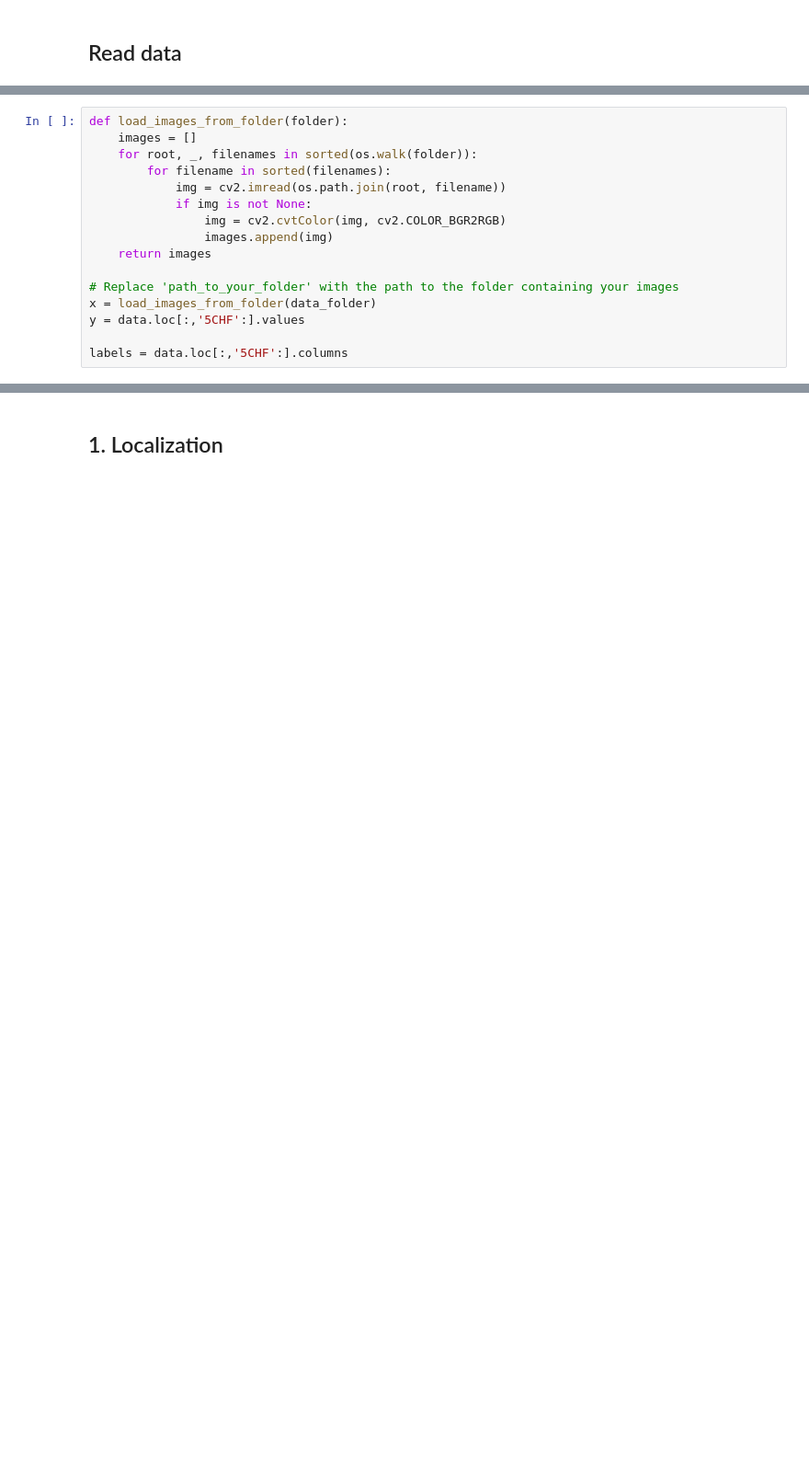
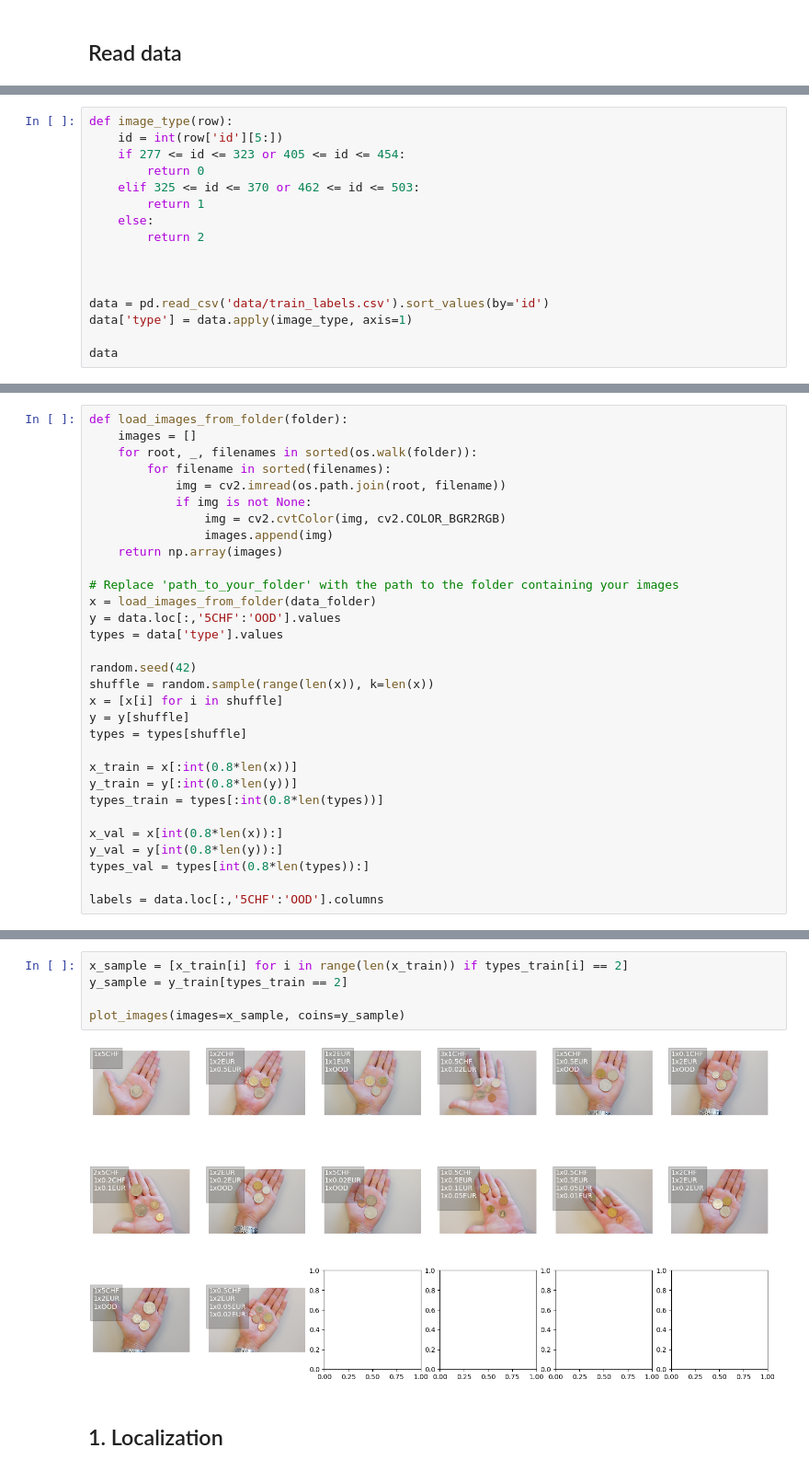
Before and after one commit to avray02/iapr_proj, a Jupyter notebook: coin_counter.ipynb, the cells around one changed output, grey strips where cells are left out. Shown at 92% size. Saved outputs shown, nothing was run; the diff lists cells and outputs as text; blank space fills up the shorter version.

```diff
--- a/coin_counter.ipynb
+++ b/coin_counter.ipynb
@@ -44,0 +29,16 @@ data
+# %%
+def image_type(row):
+    id = int(row['id'][5:])
+    if 277 <= id <= 323 or 405 <= id <= 454:
+        return 0
+    elif 325 <= id <= 370 or 462 <= id <= 503:
+        return 1
+    else:
+        return 2
+
+
+
+data = pd.read_csv('data/train_labels.csv').sort_values(by='id')
+data['type'] = data.apply(image_type, axis=1)
+
+data
@@ -51,10 +65,25 @@ def load_images_from_folder(folder):
             if img is not None:
                 img = cv2.cvtColor(img, cv2.COLOR_BGR2RGB)
                 images.append(img)
-    return images
+    return np.array(images)
 
 # Replace 'path_to_your_folder' with the path to the folder containing your images
 x = load_images_from_folder(data_folder)
-y = data.loc[:,'5CHF':].values
+y = data.loc[:,'5CHF':'OOD'].values
+types = data['type'].values
 
-labels = data.loc[:,'5CHF':].columns
+random.seed(42)
+shuffle = random.sample(range(len(x)), k=len(x))
+x = [x[i] for i in shuffle]
+y = y[shuffle]
+types = types[shuffle]
+
+x_train = x[:int(0.8*len(x))]
+y_train = y[:int(0.8*len(y))]
+types_train = types[:int(0.8*len(types))]
+
+x_val = x[int(0.8*len(x)):]
+y_val = y[int(0.8*len(y)):]
+types_val = types[int(0.8*len(types)):]
+
+labels = data.loc[:,'5CHF':'OOD'].columns
@@ -73,2 +90,9 @@ plot_images(images=x_sample, coins=y_sample, n_cols=5)
+# %%
+x_sample = [x_train[i] for i in range(len(x_train)) if types_train[i] == 2]
+y_sample = y_train[types_train == 2]
+
+plot_images(images=x_sample, coins=y_sample)
+# %% [output]
+[figure, added]
 # %% [markdown]
 ## 1. Localization
```
Also changed, not shown: parts of 11 cells of this notebook, 1 other file.
